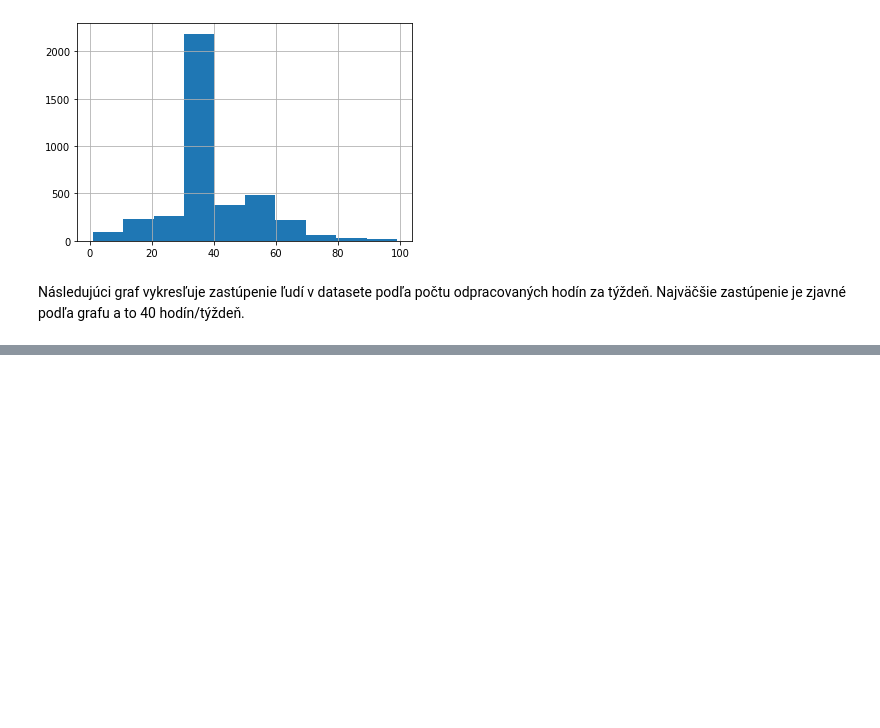
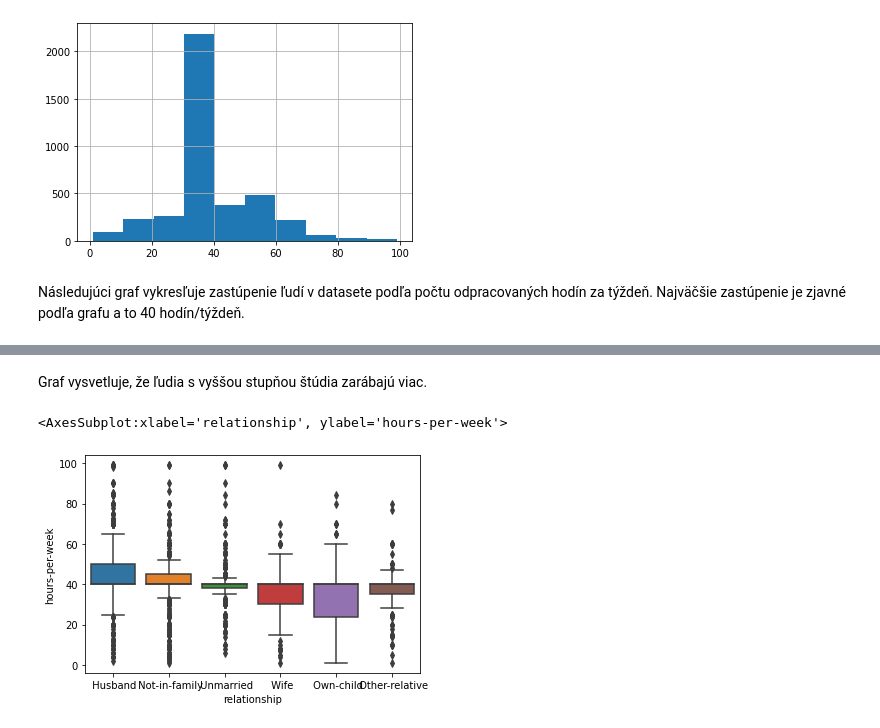
Before and after one commit to SzMatej/IAU_2020-2021, a Jupyter notebook: Project.ipynb, the cells around one changed output, grey strips where cells are left out. Saved outputs shown, nothing was run; the diff lists cells and outputs as text; code cells hidden in the pictures; blank space fills up the shorter version.

```diff
--- a/Project.ipynb
+++ b/Project.ipynb
@@ -225,0 +254,7 @@ Následujúci graf vykresľuje zastúpenie ľudí v datasete podľa počtu odpra
+# %% [markdown]
+Graf vysvetluje, že ľudia s vyššou stupňou štúdia zarábajú viac.
+# %%
+sns.boxplot('relationship', 'hours-per-week', data=train)
+# %% [output]
+<AxesSubplot:xlabel='relationship', ylabel='hours-per-week'>
+[figure, added]
```
Also changed, not shown: parts of 19 cells of this notebook.
